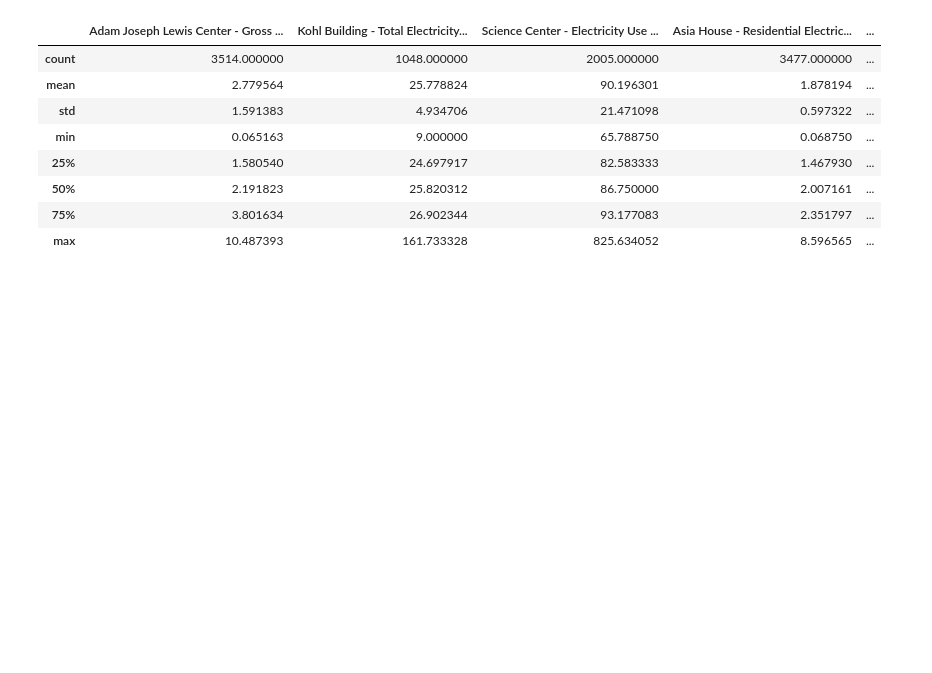
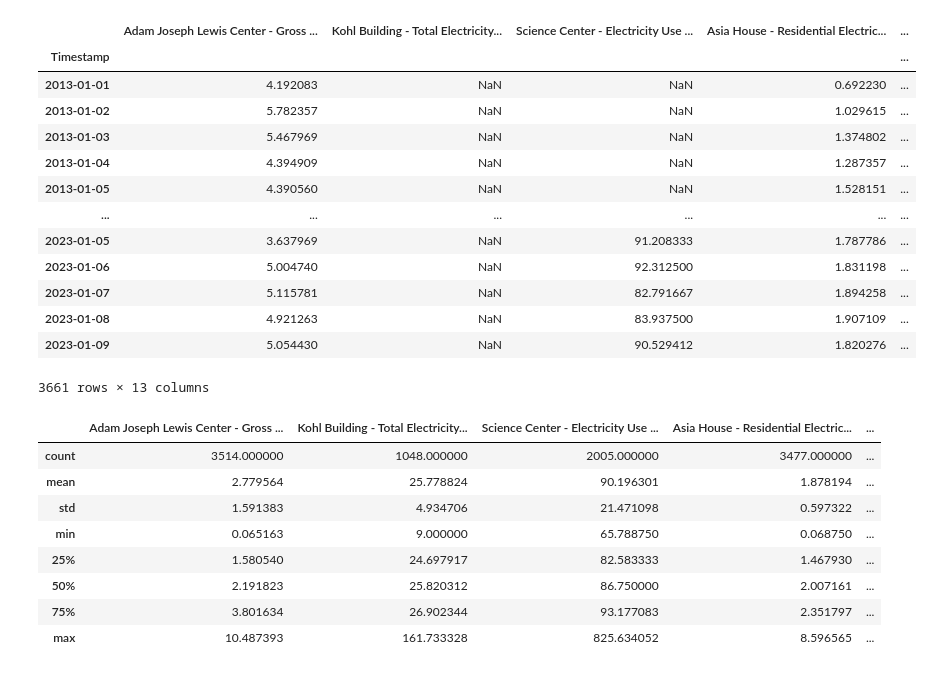
Before and after one commit to quannguyen02/Energy_Usage_and_Prediction, a Jupyter notebook: MakePlots.ipynb, the cells around one changed output. Drawn from its saved outputs; the diff is of its cells as text; code cells hidden in the pictures; blank space fills up the shorter version.

```diff
--- a/MakePlots.ipynb
+++ b/MakePlots.ipynb
@@ -25,3 +39,20 @@ ordered_data.to_csv("Electrical_All.csv")
+# %%
+ordered_data
+# %% [output]
+|  | Adam Joseph Lewis Center - Gross ... | Kohl Building - Total Electricity... | Science Center - Electricity Use ... | Asia House - Residential Electric... | ... |
+| Timestamp |  |  |  |  | ... |
+| 2013-01-01 | 4.192083 | NaN | NaN | 0.692230 | ... |
+| 2013-01-02 | 5.782357 | NaN | NaN | 1.029615 | ... |
+| 2013-01-03 | 5.467969 | NaN | NaN | 1.374802 | ... |
+| 2013-01-04 | 4.394909 | NaN | NaN | 1.287357 | ... |
+| 2013-01-05 | 4.390560 | NaN | NaN | 1.528151 | ... |
+| ... | ... | ... | ... | ... | ... |
+| 2023-01-05 | 3.637969 | NaN | 91.208333 | 1.787786 | ... |
+| 2023-01-06 | 5.004740 | NaN | 92.312500 | 1.831198 | ... |
+| 2023-01-07 | 5.115781 | NaN | 82.791667 | 1.894258 | ... |
+| 2023-01-08 | 4.921263 | NaN | 83.937500 | 1.907109 | ... |
+| 2023-01-09 | 5.054430 | NaN | 90.529412 | 1.820276 | ... |
+3661 rows × 13 columns
 # %%
 ordered_data.describe()
 # %% [output]
```
Also changed, not shown: parts of 8 cells of this notebook, 17 other files.
